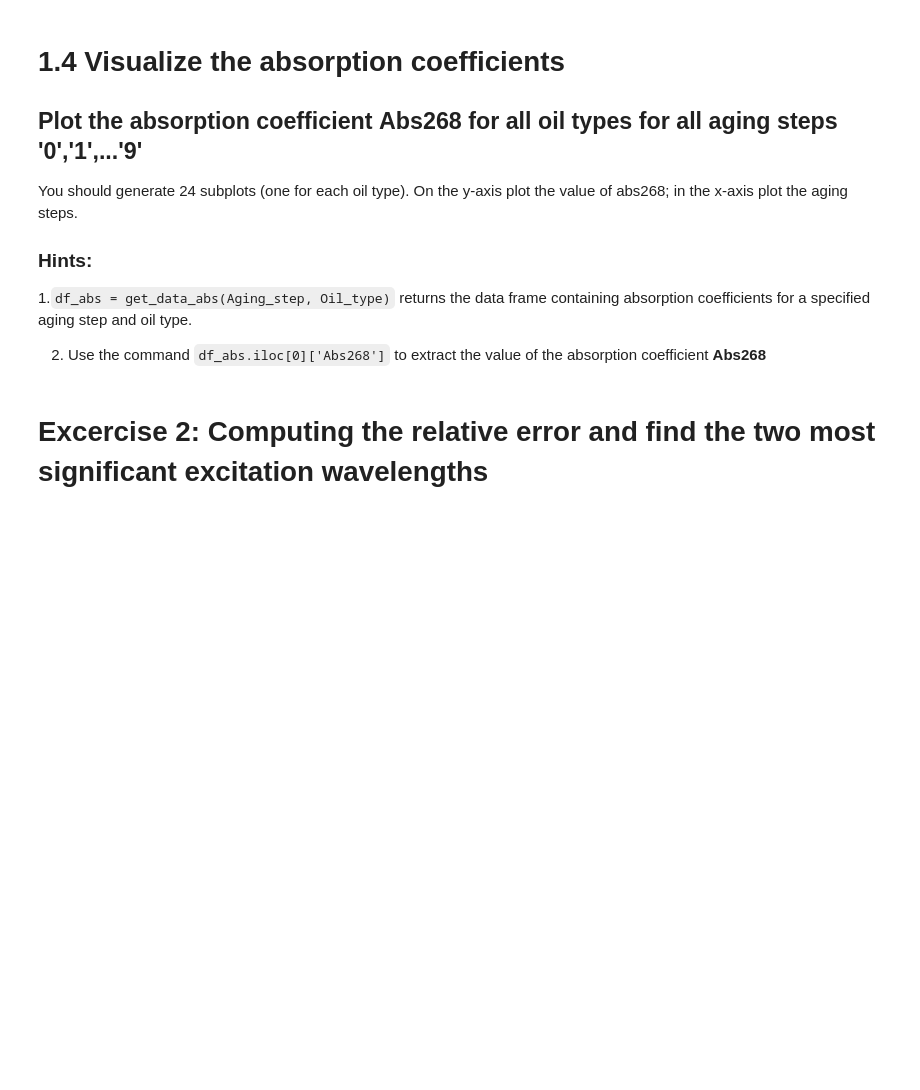
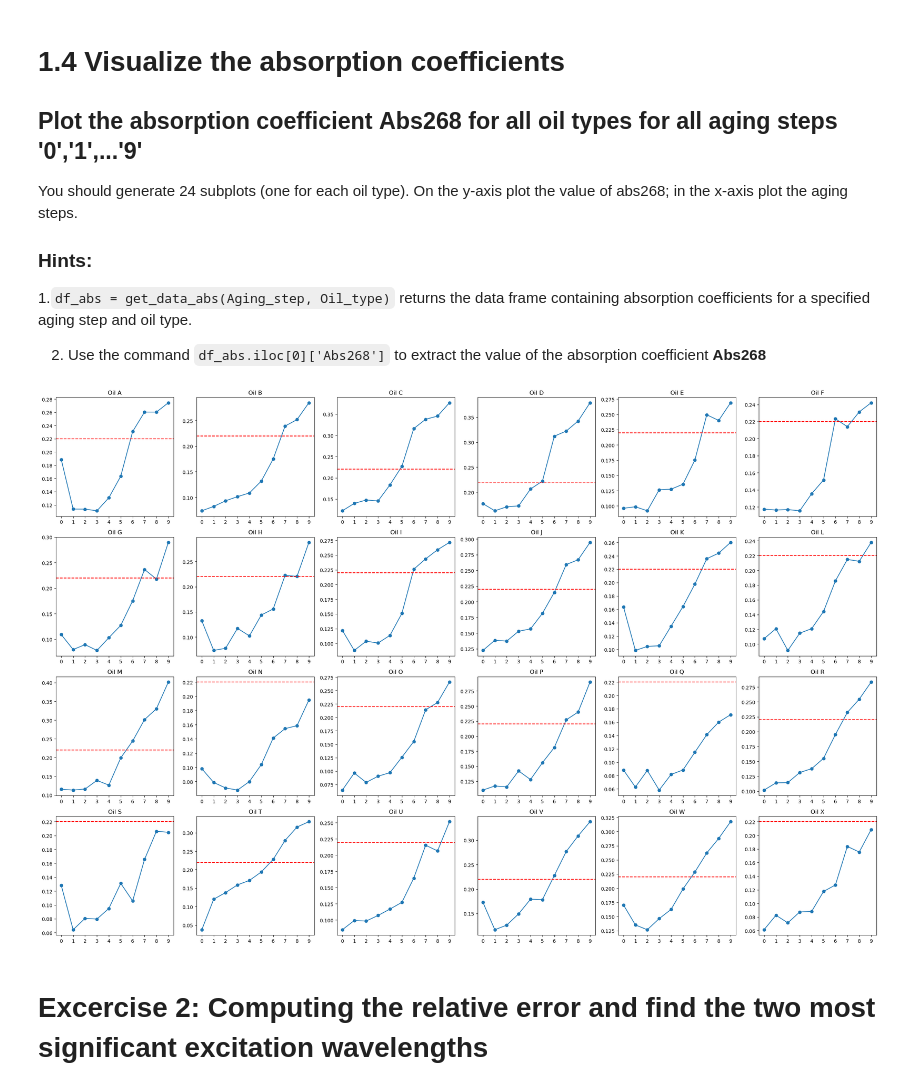
Before and after one commit to slymachenko/olive-oil-quality-prediction, a Jupyter notebook: main.ipynb, the cells around one changed output. Drawn from its saved outputs; the diff is of its cells as text; code cells hidden in the pictures; blank space fills up the shorter version.

```diff
--- a/main.ipynb
+++ b/main.ipynb
@@ -301,8 +332,25 @@ You should generate 24 subplots (one for each oil type). On the y-axis plot the
 
 2. Use the command `df_abs.iloc[0]['Abs268']` to extract the value of the absorption coefficient **Abs268**
 # %%
-# Write your solution here
-...
+aging_steps_all = [str(i) for i in range(10)]
+
+fig, axes = plt.subplots(4, 6, figsize=(24,16))
+axes = axes.flatten()
+
+for i, oil in enumerate(oil_types):
+    abs_values = []
+    for step in aging_steps_all:
+        df_abs = get_data_abs(step, oil)
+        abs_values.append(float(df_abs.iloc[0]['Abs268']))
+
+    axes[i].plot(aging_steps_all, abs_values, marker='o')   # Every marker is an aging step.
+    axes[i].axhline(y=0.22, color='r', linestyle='--')  # This isn't asked, but is cool to have the threshold of EVOO vs non-EVOO
+    axes[i].set_title(f'Oil {oil}')
+
+plt.tight_layout()
+plt.show()
+# %% [output]
+[figure, added]
 # %% [markdown]
 # Excercise 2: Computing the relative error and find the two most significant excitation wavelengths
 # %% [markdown]
```
Also changed, not shown: parts of 4 cells of this notebook.
